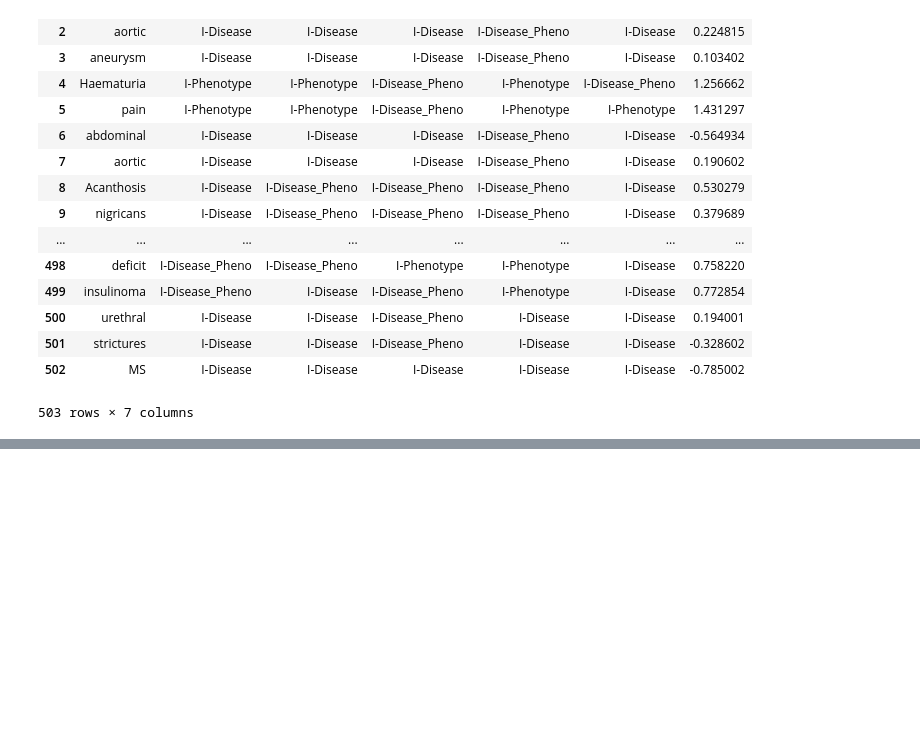
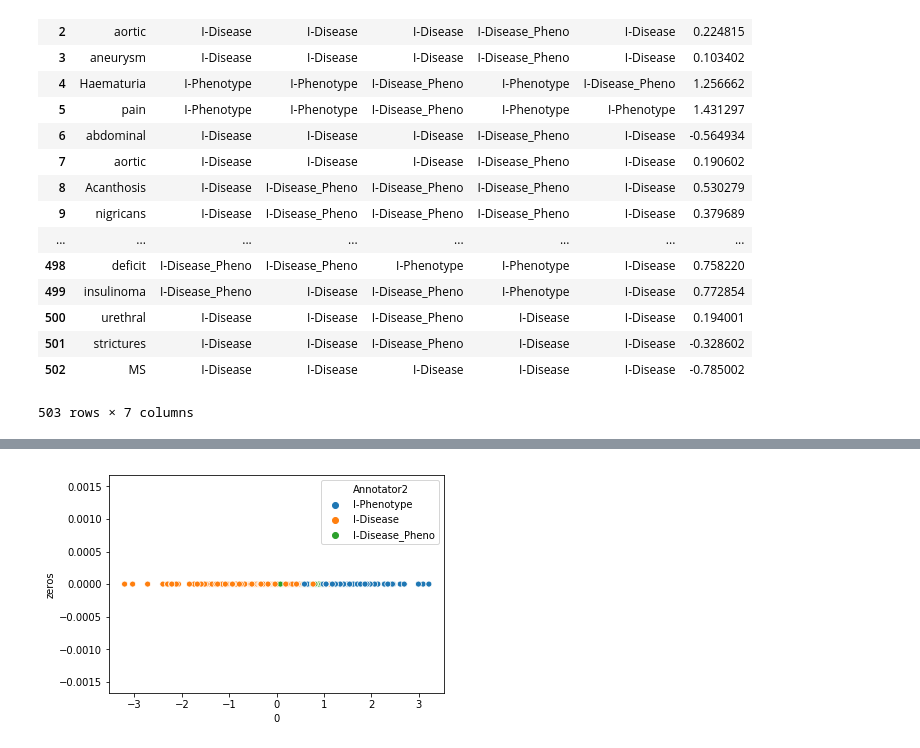
Before and after one commit to AkshitaB/scripps, a Jupyter notebook: graphical/IdealPoint.ipynb, the cells around one changed output, grey strips where cells are left out. Drawn from its saved outputs; the diff is of its cells as text; code cells hidden in the pictures; blank space fills up the shorter version.

Commit message:
all plots

```diff
--- a/graphical/IdealPoint.ipynb
+++ b/graphical/IdealPoint.ipynb
@@ -351,0 +352,4 @@ plot_thetas(pos, 'Annotator1')
+# %%
+plot_thetas(pos, 'Annotator2')
+# %% [output]
+[figure, added]
```
Also changed, not shown: parts of 4 cells of this notebook.
